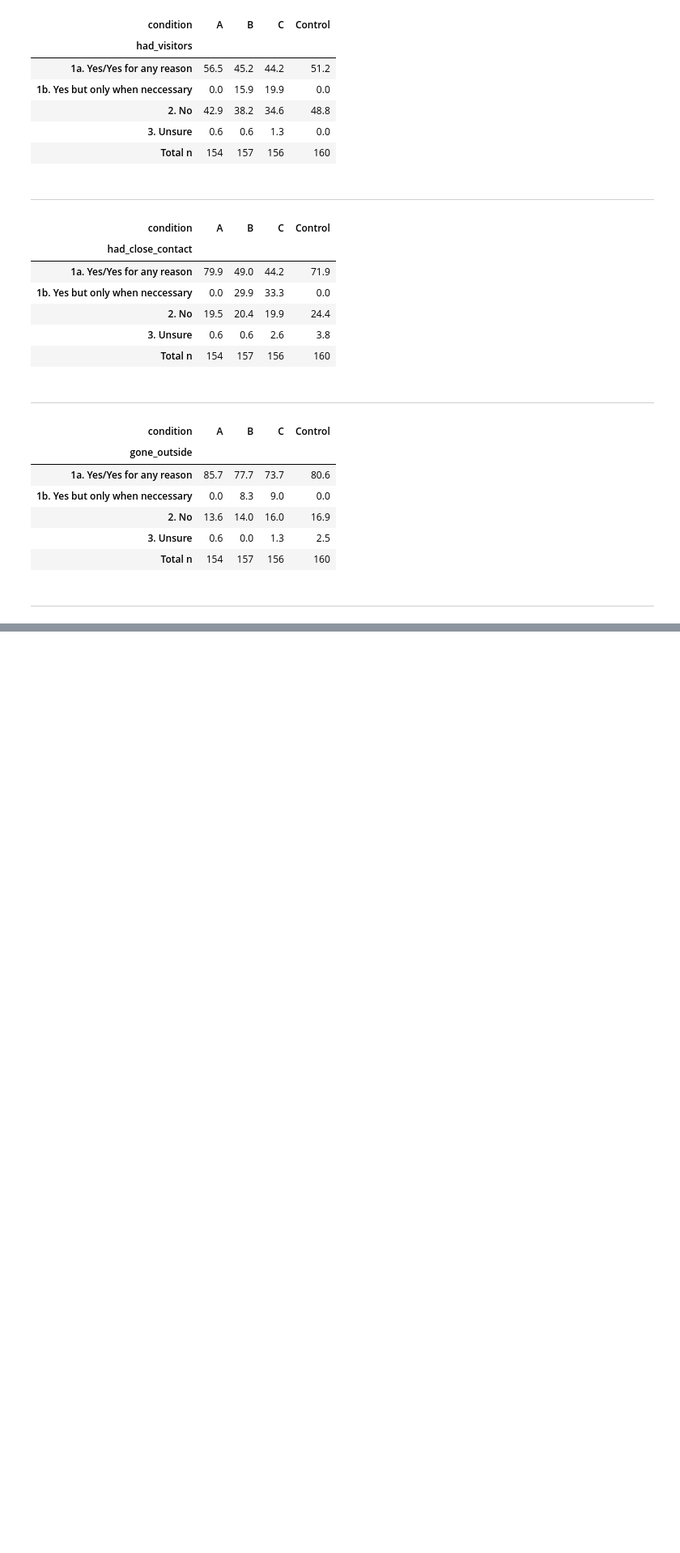
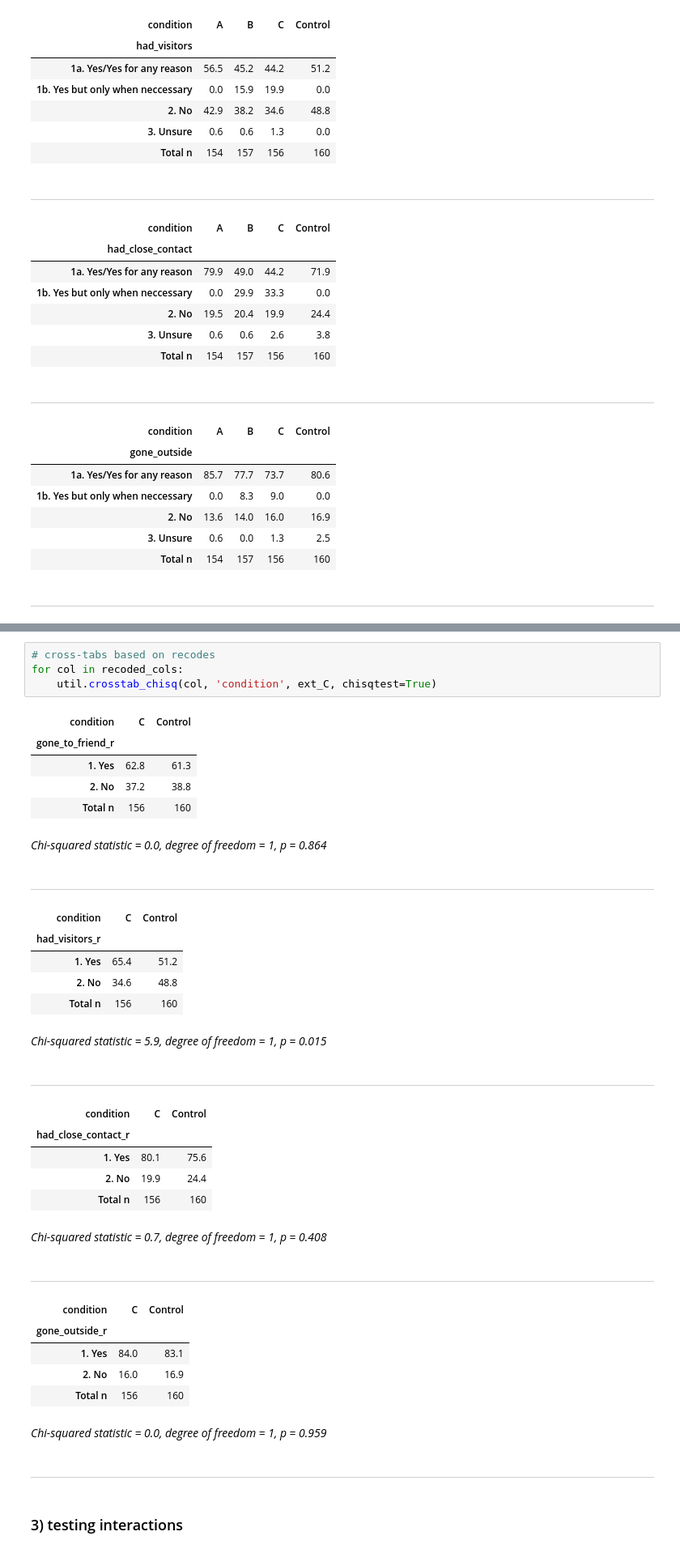
Before and after one commit to rosalynnyang/fb_uas_study, a Jupyter notebook: report/9.3_STL_extension_data.ipynb, the cells around one changed output, grey strips where cells are left out. Shown: that part at 81% size. Saved outputs shown, nothing was run; the diff lists cells and outputs as text; blank space fills up the shorter version.

```diff
--- a/report/9.3_STL_extension_data.ipynb
+++ b/report/9.3_STL_extension_data.ipynb
@@ -212,0 +292,35 @@ recoded_cols = ['gone_to_friend_r', 'had_visitors_r', 'had_close_contact_r', 'go
+# %%
+# cross-tabs based on recodes
+for col in recoded_cols:
+    util.crosstab_chisq(col, 'condition', ext_C, chisqtest=True)
+# %% [output]
+| condition | C | Control |
+| gone_to_friend_r |  |  |
+| 1. Yes | 62.8 | 61.3 |
+| 2. No | 37.2 | 38.8 |
+| Total n | 156 | 160 |
+*Chi-squared statistic = 0.0, degree of freedom = 1, p = 0.864*
+-----
+| condition | C | Control |
+| had_visitors_r |  |  |
+| 1. Yes | 65.4 | 51.2 |
+| 2. No | 34.6 | 48.8 |
+| Total n | 156 | 160 |
+*Chi-squared statistic = 5.9, degree of freedom = 1, p = 0.015*
+-----
+| condition | C | Control |
+| had_close_contact_r |  |  |
+| 1. Yes | 80.1 | 75.6 |
+| 2. No | 19.9 | 24.4 |
+| Total n | 156 | 160 |
+*Chi-squared statistic = 0.7, degree of freedom = 1, p = 0.408*
+-----
+| condition | C | Control |
+| gone_outside_r |  |  |
+| 1. Yes | 84.0 | 83.1 |
+| 2. No | 16.0 | 16.9 |
+| Total n | 156 | 160 |
+*Chi-squared statistic = 0.0, degree of freedom = 1, p = 0.959*
+-----
+# %% [markdown]
+### 3) testing interactions
```
Also changed, not shown: parts of 33 cells of this notebook.
